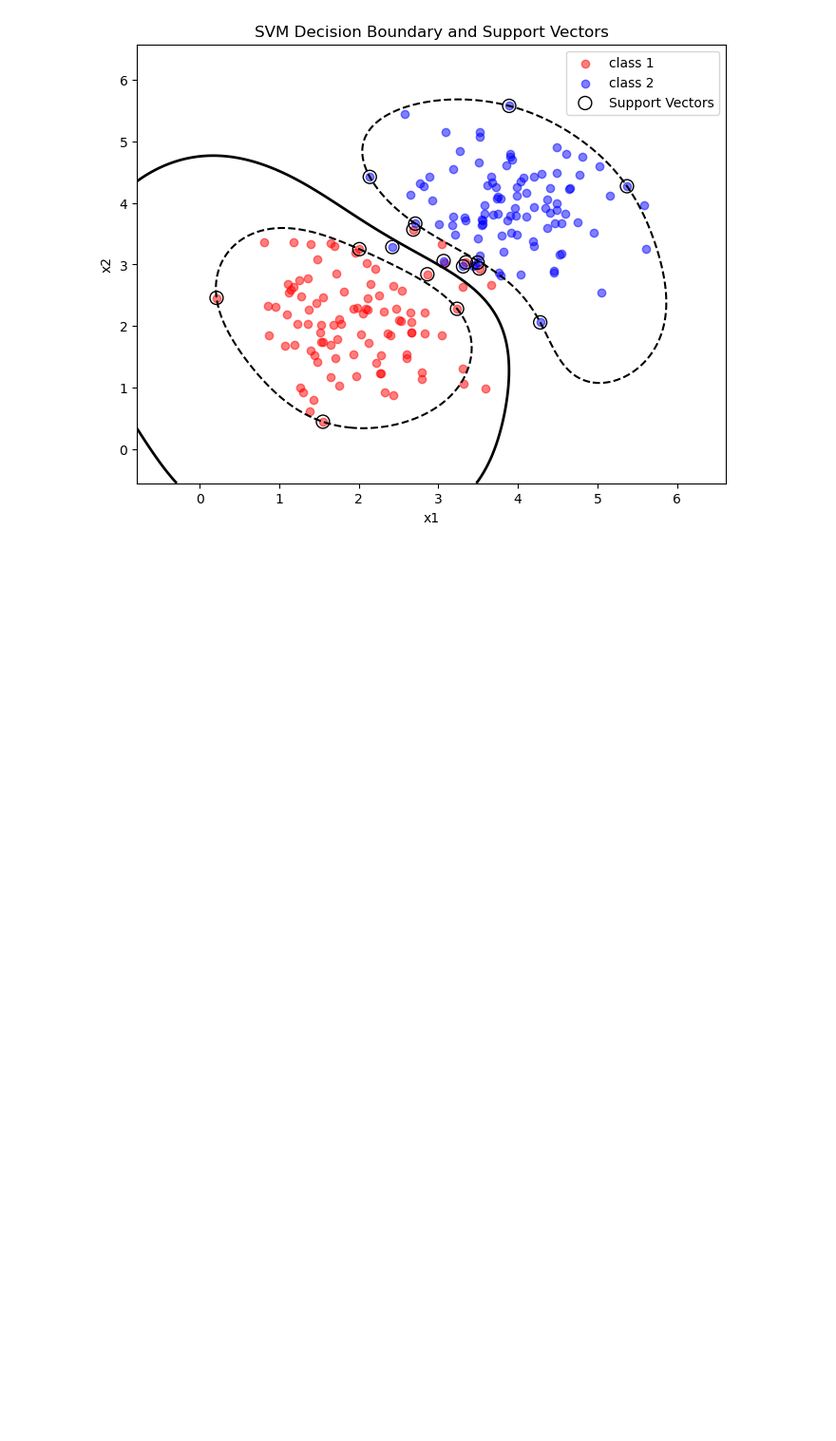
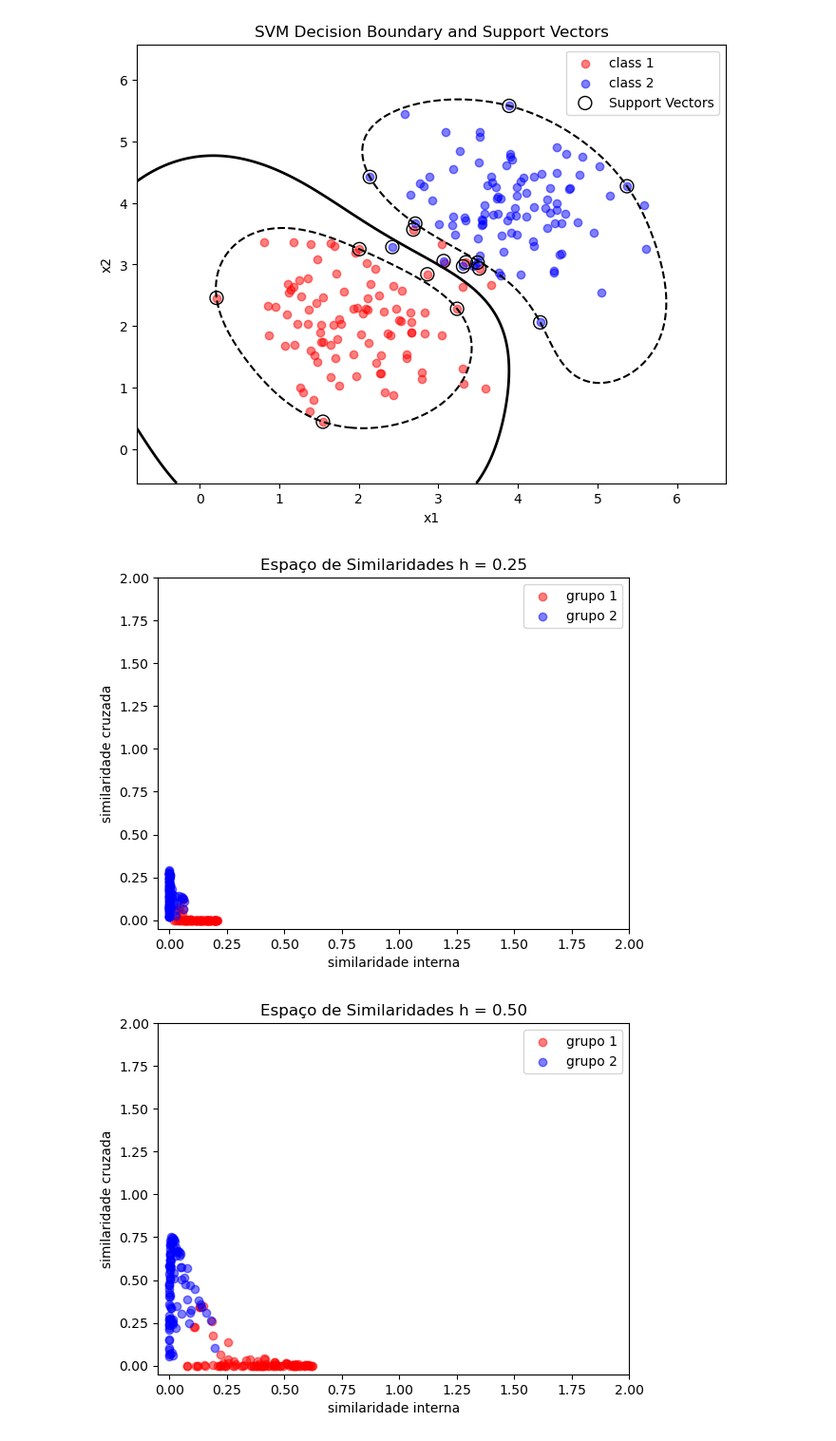
Before and after one commit to muzzidiogo/reconhecimento_de_padroes, a Jupyter notebook: 13_svm.ipynb, the cells around one changed output. Shown at 95% size. Cells and saved outputs as stored; diff of their text form; code cells hidden in the pictures; blank space fills up the shorter version.

Commit message:
Add espaço de projeção aula SVM

```diff
--- a/13_svm.ipynb
+++ b/13_svm.ipynb
@@ -73,3 +73,64 @@ plt.ylabel('x2')
 plt.show()
 # %% [output]
 [figure]
+# %%
+from scipy.spatial import distance_matrix
+# xin: seu array de dados, shape (100, d)
+# seqh: lista ou array dos valores de h a testar
+# Exemplo de inicialização:
+# xin = np.random.random((100, d))
+seqh = np.linspace(0.0, 2.0, 9)
+
+sumcov = np.zeros(len(seqh))
+
+for idx, h in enumerate(seqh):
+    # 1) matriz de distâncias euclideanas entre todos os pares
+    dall = distance_matrix(xall, xall)              # shape (100,100)
+
+    # 2) matriz de kernel Gaussiano
+    kall = np.exp(-(dall**2) / (2 * h**2))        # shape (100,100)
+
+    # 3) particionando em dois grupos de 50 observações
+    k11 = kall[  :100,   :100]   # similaridade dentro do grupo 1
+    k12 = kall[  :100, 100:  ]   # similaridade de grupo 1 para 2
+    k21 = kall[100:  ,   :100]   # similaridade de grupo 2 para 1
+    k22 = kall[100:  , 100:  ]   # similaridade dentro do grupo 2
+
+    # 4) soma das linhas (grau de similaridade) em cada submatriz
+    p11 = k11.sum(axis=1)
+    p12 = k12.sum(axis=1)
+    p21 = k21.sum(axis=1)
+    p22 = k22.sum(axis=1)
+
+    # 5) construindo os vetores p1 e p2 e normalizando por 50
+    p1 = np.column_stack((p11, p12)) / 50.0  # shape (50,2)
+    p2 = np.column_stack((p21, p22)) / 50.0  # shape (50,2)
+
+    # 6) plot de p1 em vermelho e p2 em azul (limites fixos [0,1]×[0,1])
+    if h == 0.0:
+        continue
+    plt.scatter(p1[:,0], p1[:,1], c='red',   label='grupo 1', alpha=0.5)
+    plt.scatter(p2[:,0], p2[:,1], c='blue',  label='grupo 2', alpha=0.5)
+    plt.xlim(-0.05, 2)
+    plt.ylim(-0.05, 2)
+    plt.title(f'Espaço de Similaridades h = {h:.2f}')
+    plt.xlabel('similaridade interna')
+    plt.ylabel('similaridade cruzada')
+    plt.legend()
+    plt.show()
+
+    # 7) soma das covariâncias de todos os pontos concatenados
+    pall = np.vstack((p1, p2))            # shape (100,2)
+    cov = np.cov(pall, rowvar=False)      # matriz 2×2
+    sumcov[idx] = cov.sum()               # soma dos 4 elementos
+
+# 8) plot final: sumcov em função do índice de seqh
+plt.figure()
+plt.plot(seqh, sumcov, marker='o')
+plt.title('Soma das covariâncias vs. h')
+plt.xlabel('h (bandwidth)')
+plt.ylabel('soma das entradas de cov(p)')
+plt.show()
+# %% [output]
+[figure, added]
+[figure, added]
```
Also changed, not shown: parts of 1 cell of this notebook.
